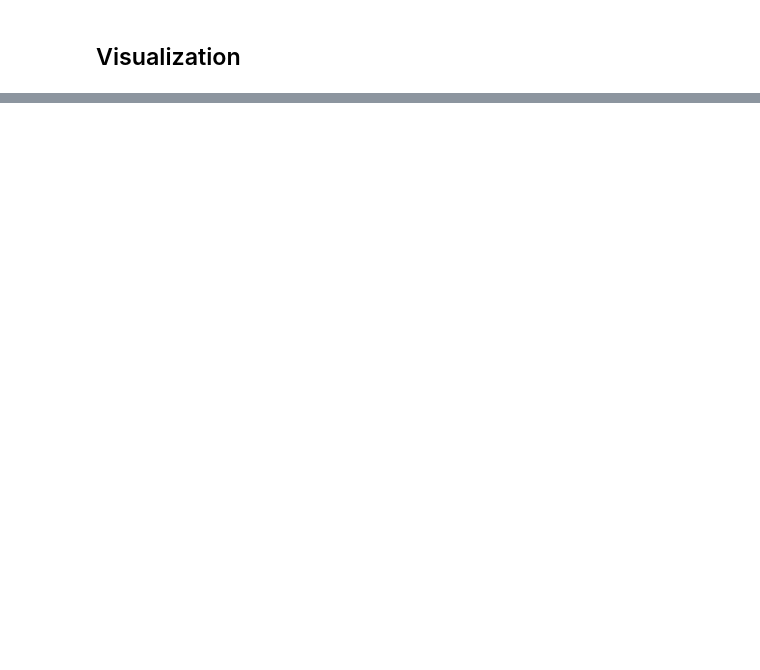
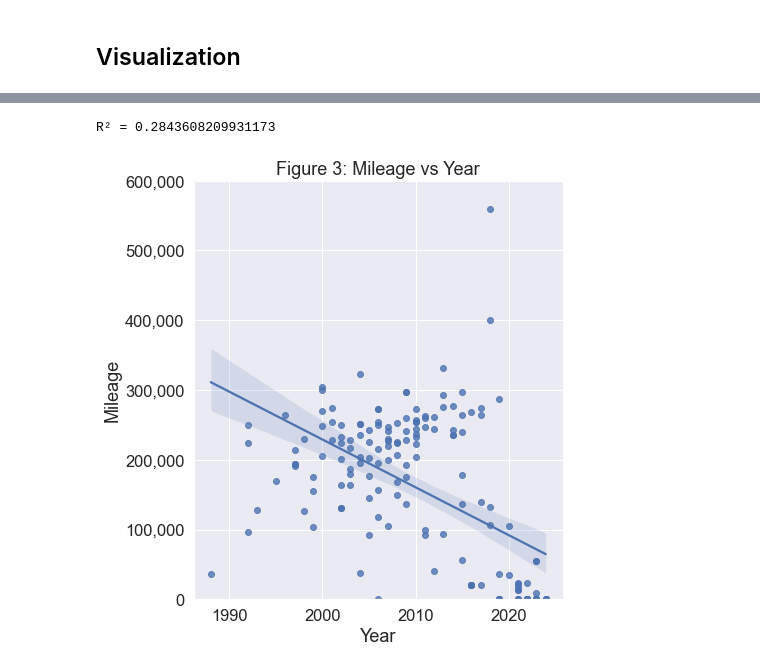
Before and after one commit to ngreth/Data-Analytics-Portfolio, a Jupyter notebook: Used vs New Car Cost Analysis/KBB Used vs New Car Cost Analysis.ipynb, the cells around one changed output, grey strips where cells are left out. Drawn from its saved outputs; the diff is of its cells as text; code cells hidden in the pictures; blank space fills up the shorter version.

```diff
--- a/Used vs New Car Cost Analysis/KBB Used vs New Car Cost Analysis.ipynb
+++ b/Used vs New Car Cost Analysis/KBB Used vs New Car Cost Analysis.ipynb
@@ -264,0 +306,27 @@ Text(0, 0.5, 'Listed Price')
+# %%
+average_mileage = df.groupby(['car_make','year'])['mileage_num'].mean()
+average_mileage = average_mileage.reset_index(level=[0,1])
+# average_mileage_toyota = average_mileage[average_mileage['car_make']=='Toyota']
+# %%
+sns.set(font_scale=1.5)
+
+fig3 = sns.lmplot(data=average_mileage, x="year", y="mileage_num", height=7)
+plt.title('Figure 3: Mileage vs Year')
+plt.xlabel('Year')
+plt.ylabel('Mileage')
+
+fmt = '{x:,.0f}'
+tick = mtick.StrMethodFormatter(fmt)
+ax.yaxis.set_major_formatter(tick)
+
+ylabels = ['{:,}'.format(y) for y in np.arange(-100000,700000,100000)]
+fig3.set_yticklabels(ylabels)
+fig3.set(ylim=(0, None))
+
+from scipy import stats
+def r2(x, y):
+    return stats.pearsonr(x, y)[0] ** 2
+print("R\u00b2","=",r2(average_mileage['year'],average_mileage['mileage_num']))
+# %% [output]
+R² = 0.2843608209931173
+[figure, added]
```
Also changed, not shown: parts of 19 cells of this notebook, 3 other files.
